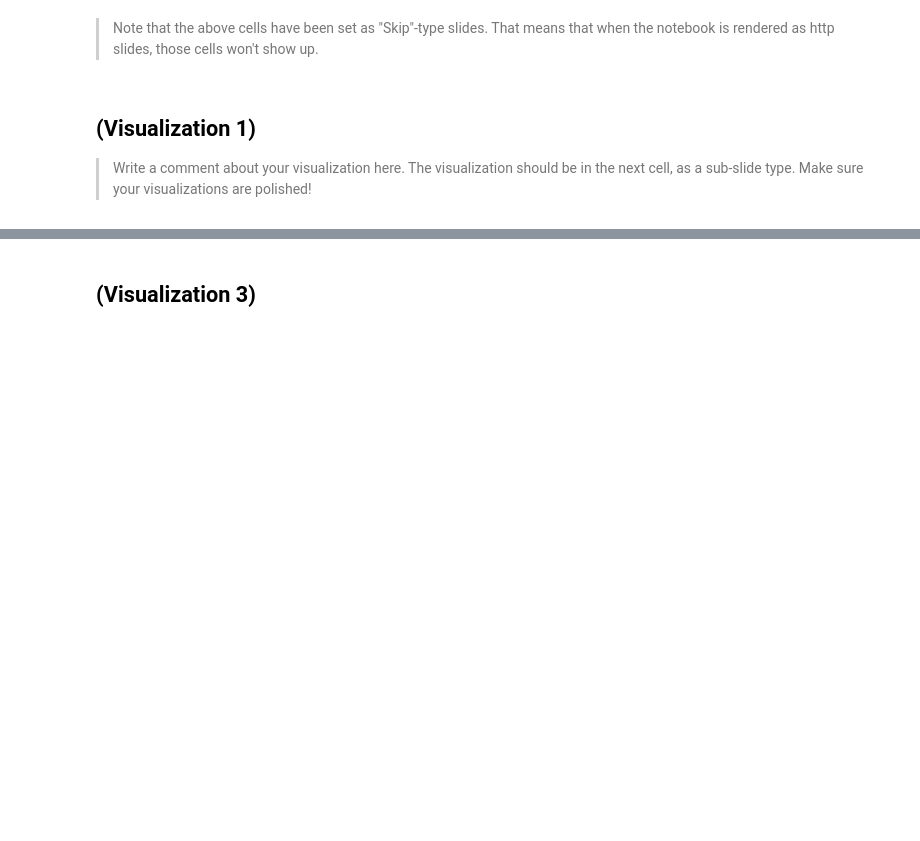
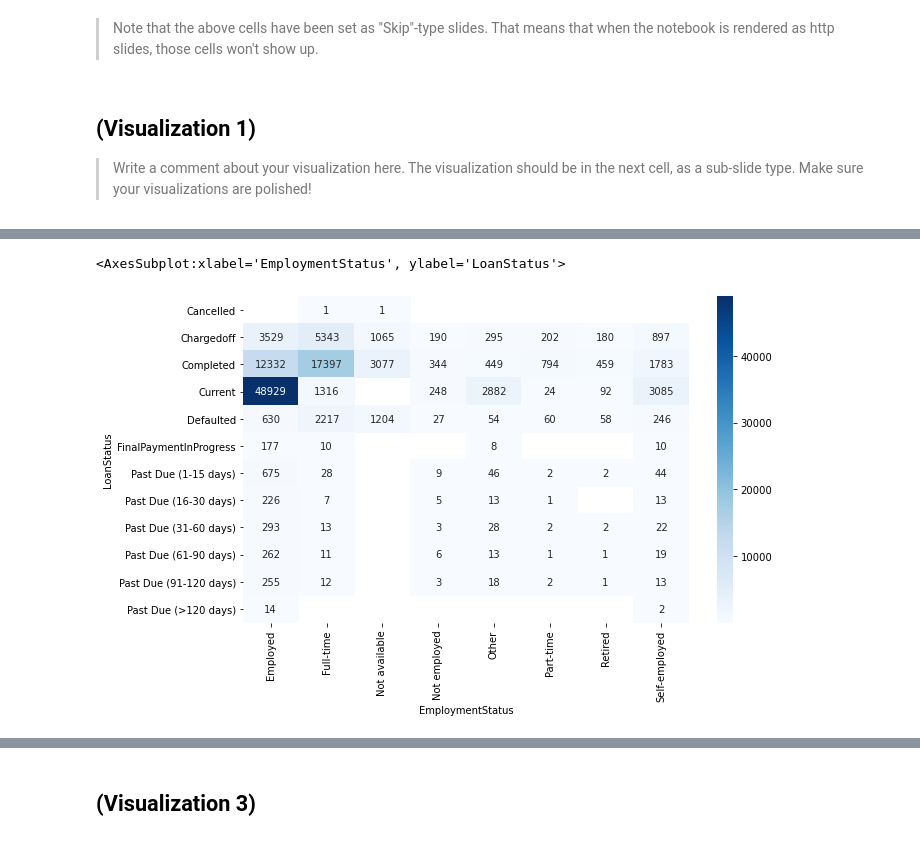
Before and after one commit to maleksaati/communicate-data-project, a Jupyter notebook: slide_deck.ipynb, the cells around one changed output, grey strips where cells are left out. Cells and saved outputs as stored; diff of their text form; code cells hidden in the pictures; blank space fills up the shorter version.

```diff
--- a/slide_deck.ipynb
+++ b/slide_deck.ipynb
@@ -39,0 +61,11 @@ but feel free to add more if you'd like!
+# %%
+# Use group_by() and size() to get the number of cars and each combination of the two variable levels as a pandas Series
+plt.figure(figsize = [10, 6])
+ct_counts = loan_df.groupby(['LoanStatus', 'EmploymentStatus']).size()
+ct_counts = ct_counts.reset_index(name='count')
+pvt_counts = ct_counts.pivot(index = 'LoanStatus', columns = 'EmploymentStatus', values = 'count')
+#pvt_counts = pvt_counts.reindex(['AA','A', 'B','C','D', 'E','HR'], axis=1)
+sb.heatmap(pvt_counts, annot = True, fmt = '.0f', cmap = 'Blues')
+# %% [output]
+<AxesSubplot:xlabel='EmploymentStatus', ylabel='LoanStatus'>
+[figure, added]
```
Also changed, not shown: parts of 10 cells of this notebook, 1 other file.
